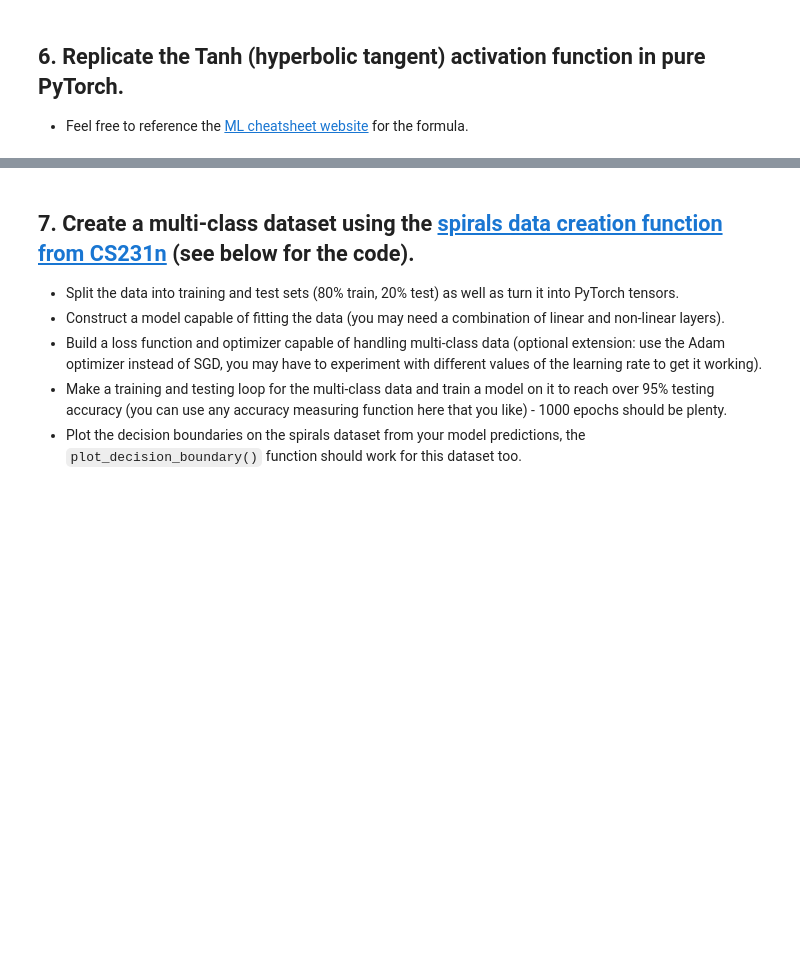
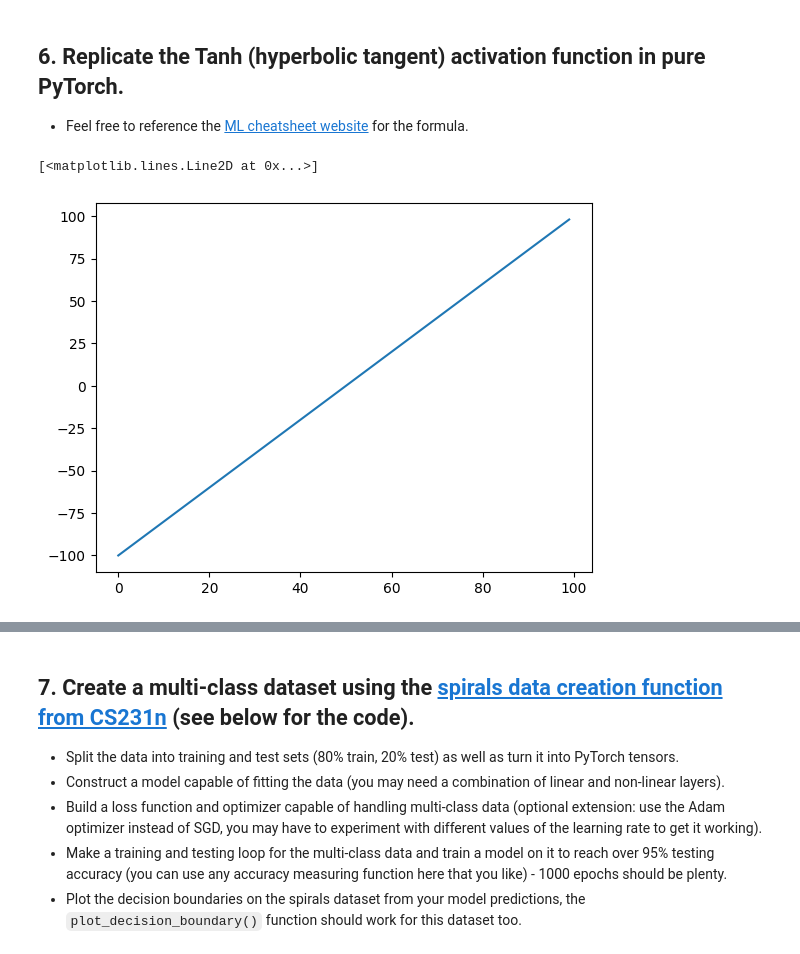
Before and after one commit to RethikNirmal/TorchLearn, a Jupyter notebook: 02_pytorch_classification_exercises.ipynb, the cells around one changed output, grey strips where cells are left out. Cells and saved outputs as stored; diff of their text form; code cells hidden in the pictures; blank space fills up the shorter version.

```diff
--- a/02_pytorch_classification_exercises.ipynb
+++ b/02_pytorch_classification_exercises.ipynb
@@ -237,2 +350,10 @@ def plot_decision_boundary(model, X, y):
+# %%
+# Create a straight line tensor
+# straight_line = torch.arange(0, 1000, 2) For tanh we need to check the -ve numbers also
+straight_line = torch.arange(-100, 100, 2)
+plt.plot(straight_line)
+# %% [output]
+[<matplotlib.lines.Line2D at 0x...>]
+[figure, added]
 # %%
 # Test torch.tanh() on the tensor and plot it
```
Also changed, not shown: parts of 29 cells of this notebook.
